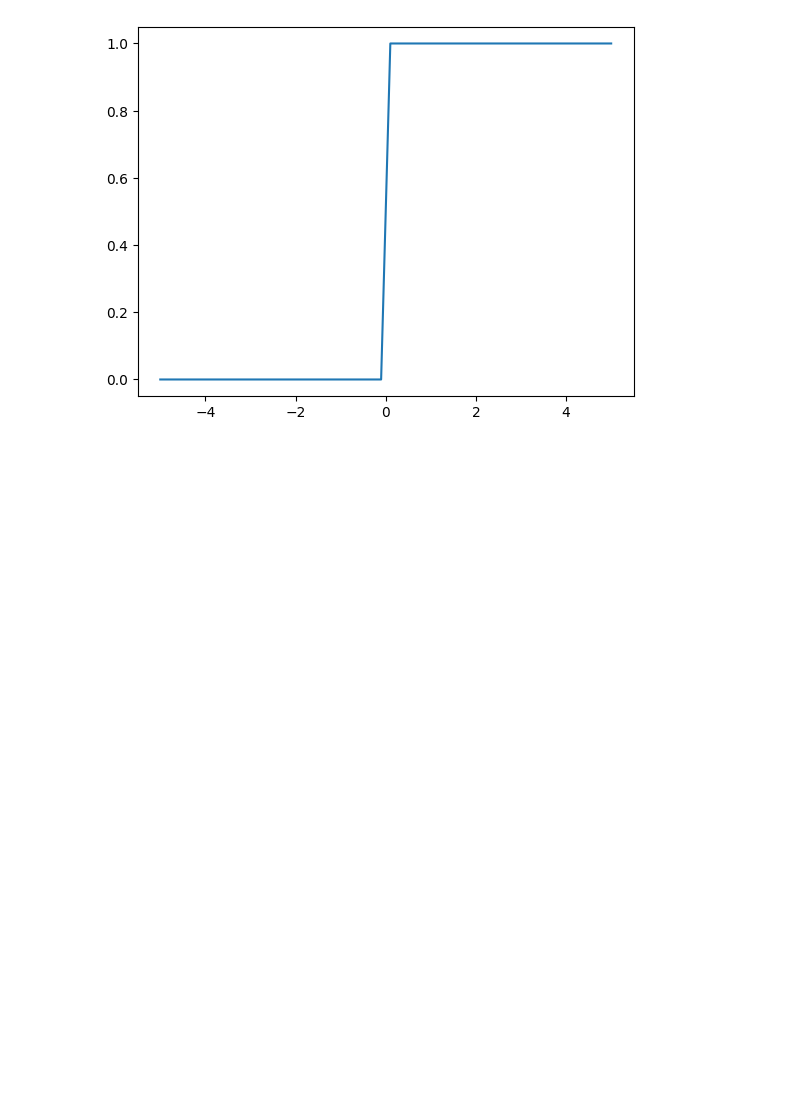
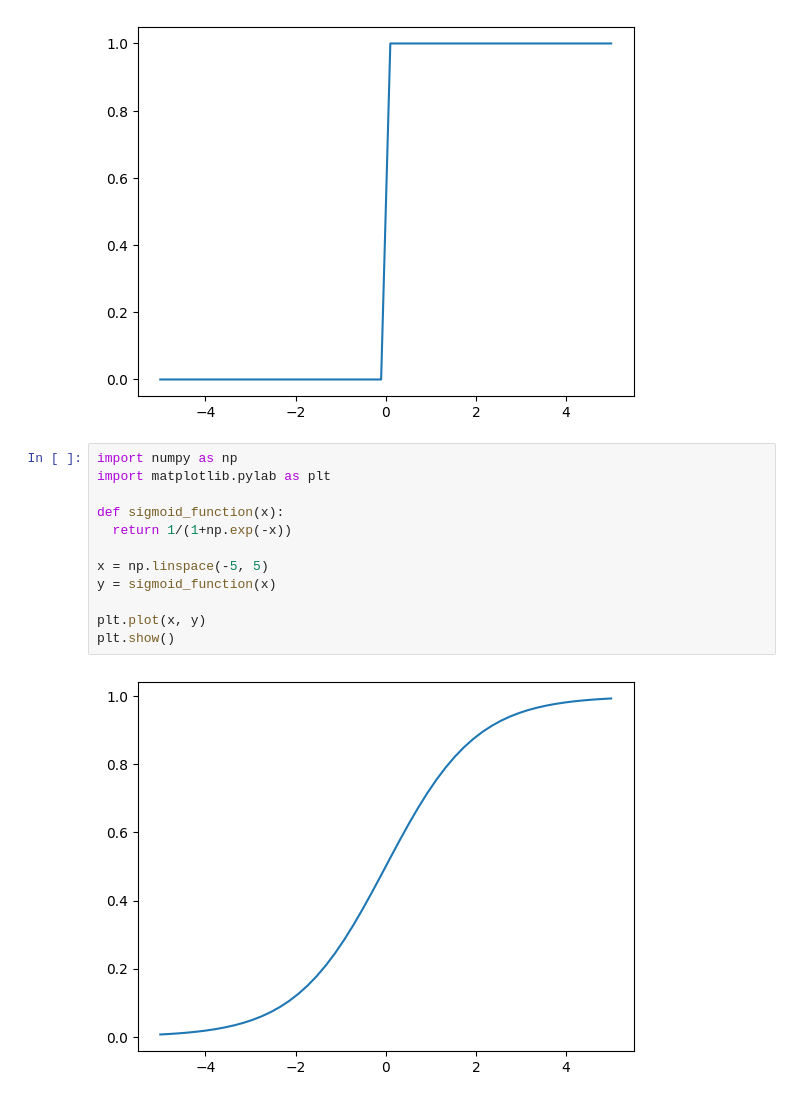
Before and after one commit to domonjo01/colaboratory, a Jupyter notebook: my_notebook.ipynb, the cells around one changed output. Saved outputs shown, nothing was run; the diff lists cells and outputs as text; blank space fills up the shorter version.

```diff
--- a/my_notebook.ipynb
+++ b/my_notebook.ipynb
@@ -1049,3 +1049,17 @@ plt.plot(x, y)
 plt.show()
 # %% [output]
 [figure]
+# %%
+import numpy as np
+import matplotlib.pylab as plt
+
+def sigmoid_function(x):
+  return 1/(1+np.exp(-x))
+
+x = np.linspace(-5, 5)
+y = sigmoid_function(x)
+
+plt.plot(x, y)
+plt.show()
+# %% [output]
+[figure, added]
```
Also changed, not shown: parts of 4 cells of this notebook.
